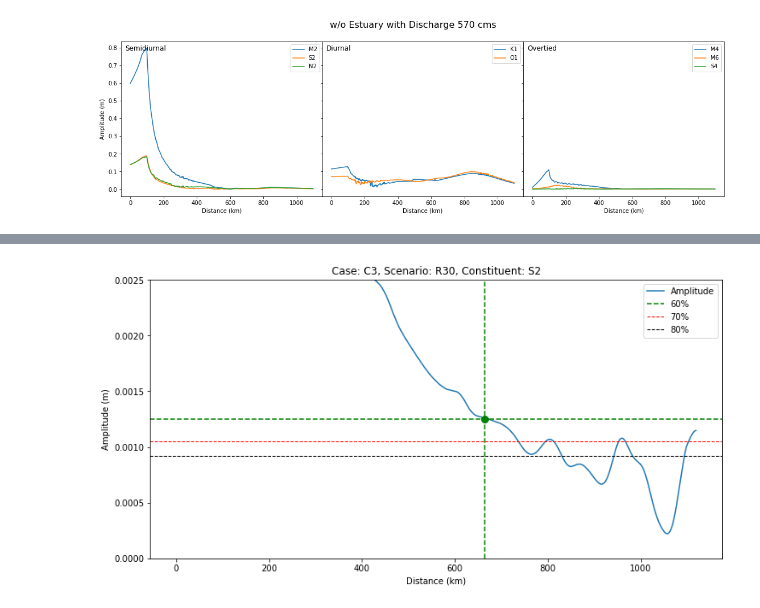
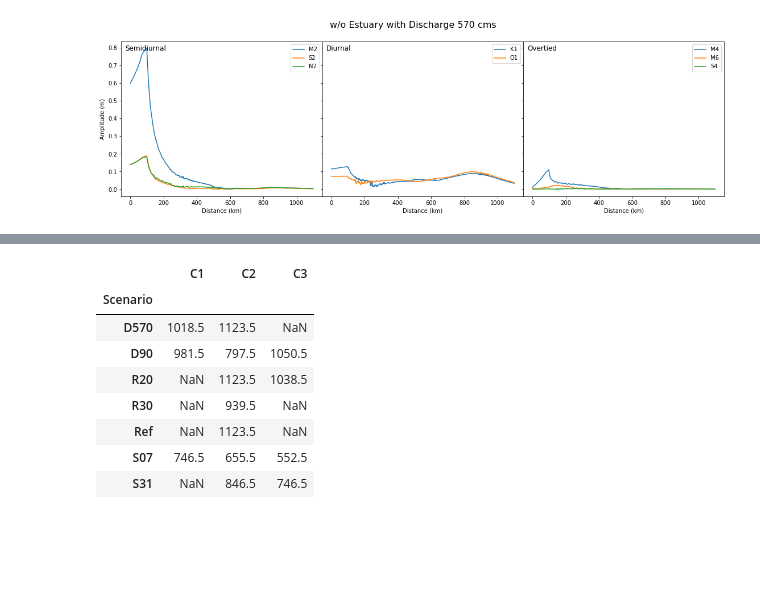
Before and after one commit to cheginit/coastal_transition_zone, a Jupyter notebook: notebooks/tidal_vanishing.ipynb, the cells around one changed output, grey strips where cells are left out. Cells and saved outputs as stored; diff of their text form; code cells hidden in the pictures; blank space fills up the shorter version.

Commit message:
ENH: Compute the final vanishing point by getting the max

```diff
--- a/notebooks/tidal_vanishing.ipynb
+++ b/notebooks/tidal_vanishing.ipynb
@@ -278,16 +281,22 @@ for p in probs:
-# %%
-ax = amp[s].plot(figsize=(12, 6))
-for p, t in vp.items():
-    lw = 1.5 if p in vp_x else 1
-    ax.axhline(t, ls="--", c=probs[p], lw=lw)
-for p, x in vp_x.items():
-    ax.plot(x, vp[p], "go", markersize=8)
-    ax.axvline(x, ls="--", c=probs[p], lw=1.5)
-ax.set_ylim(0, vp[p] * 2)
-ax.set_xlabel("Distance (km)")
-ax.set_ylabel("Amplitude (m)")
-ax.legend(["Amplitude", *[f"{p}%" for p in probs]])
-ax.set_title(f"Case: {cl}, Scenario: {s}, Constituent: {tc}")
-ax.figure.savefig(Path(img_path, "vanishing_point_example.png"), **SAVE_KWDS)
-# %% [output]
-[figure, removed]
+# %%
+max_x = np.ceil(max(amps[c]["x"]["Ref"].max() for c in CLASSES) * 10)
+vp_final = pd.concat(vanish_pts)
+vp_final.index = vp_final.index.set_names(["Constituent", "Scenario"])
+vp_final = (
+    vp_final.fillna(max_x)
+    .groupby(level="Scenario", dropna=False)
+    .max()
+    .replace(max_x, np.nan)
+)
+vp_final.fillna("No VP").to_csv(Path(out_path, "vp_final.csv"))
+vp_final
+# %% [output]
+|  | C1 | C2 | C3 |
+| Scenario |  |  |  |
+| D570 | 1018.5 | 1123.5 | NaN |
+| D90 | 981.5 | 797.5 | 1050.5 |
+| R20 | NaN | 1123.5 | 1038.5 |
+| R30 | NaN | 939.5 | NaN |
+| Ref | NaN | 1123.5 | NaN |
+| S07 | 746.5 | 655.5 | 552.5 |
+| S31 | NaN | 846.5 | 746.5 |
```
Also changed, not shown: parts of 5 cells of this notebook, 7 other files.
